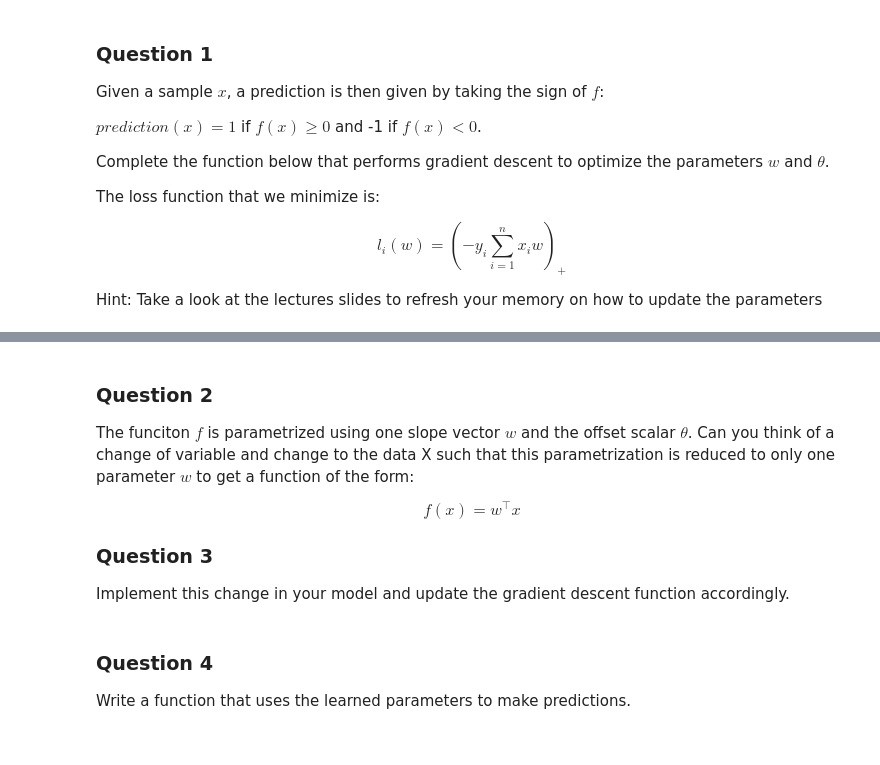
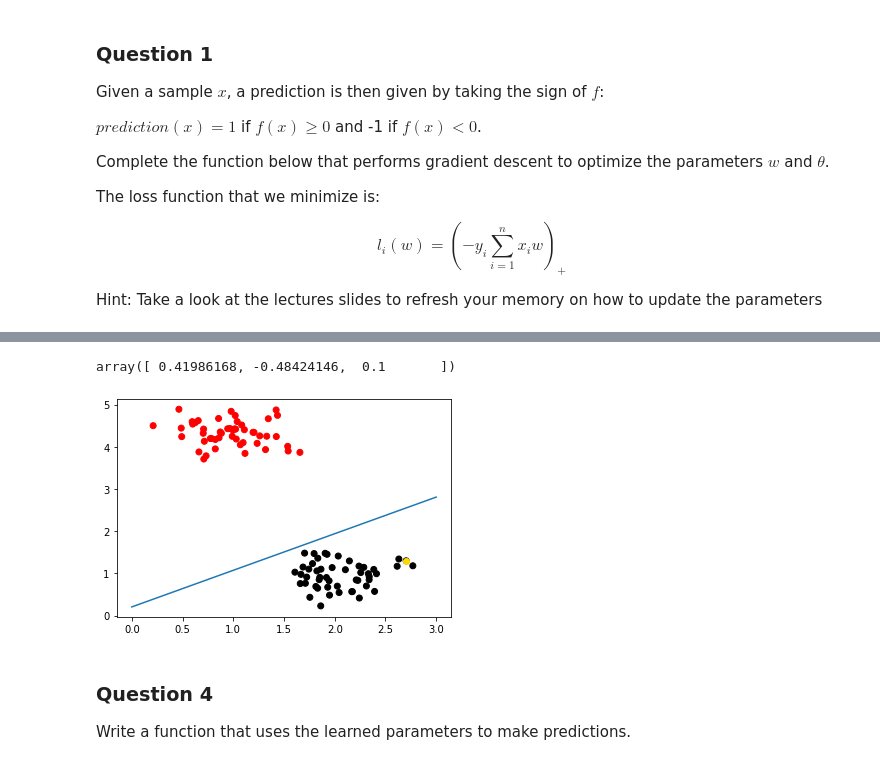
Before and after one commit to aiteachings/NYU-AI-Summer23, a Jupyter notebook: static_files/code/perceptron.ipynb, the cells around one changed output, grey strips where cells are left out. Cells and saved outputs as stored; diff of their text form; code cells hidden in the pictures.

```diff
--- a/static_files/code/perceptron.ipynb
+++ b/static_files/code/perceptron.ipynb
@@ -64,22 +116,29 @@ Hint: Take a look at the lectures slides to refresh your memory on how to update
 # %%
-def gradient_descent(X, y, step_size=0.01, n_iter=10000):
+X, y = make_blobs(n_samples=100, centers=2, n_features=2, cluster_std=0.3, random_state=0)
+X = np.hstack((X, np.ones((X.shape[0], 1))))
+
+
+labels = y.copy()
+y[y==0] = -1
+
+def gradient_descent(X, y, step_size=0.1, n_iter=100):
     n_samples, n_features = X.shape
     # do initialization
     w = np.zeros(n_features)
-    theta = 0.
     for t in range(n_iter):
         for ii in range(n_samples):
-            # for each sample, if its an error do gradient step
+            if y[ii] * (w.dot(X[ii])) <= 0:
+                w = w + step_size * y[ii] * X[ii]
     return w
+
+w = gradient_descent(X, y)
+w
+# %% [output]
+array([ 0.41986168, -0.48424146,  0.1       ])
-# %% [markdown]
-### Question 2
-The funciton $f$ is parametrized using one slope vector $w$ and the offset scalar $\theta$.
-Can you think of a change of variable and change to the data X such that this parametrization is reduced to only one parameter $w$ to get a function of the form:
-
-$$ f(x) = w^\top x$$
-
-### Question 3
-Implement this change in your model and update the gradient descent function accordingly.
+# %%
+plot(w[:2], w[2], X[:, :2], 0)
+# %% [output]
+[figure, added]
 # %% [markdown]
 ### Question 4
 Write a function that uses the learned parameters to make predictions.
```
Also changed, not shown: parts of 17 cells of this notebook.
